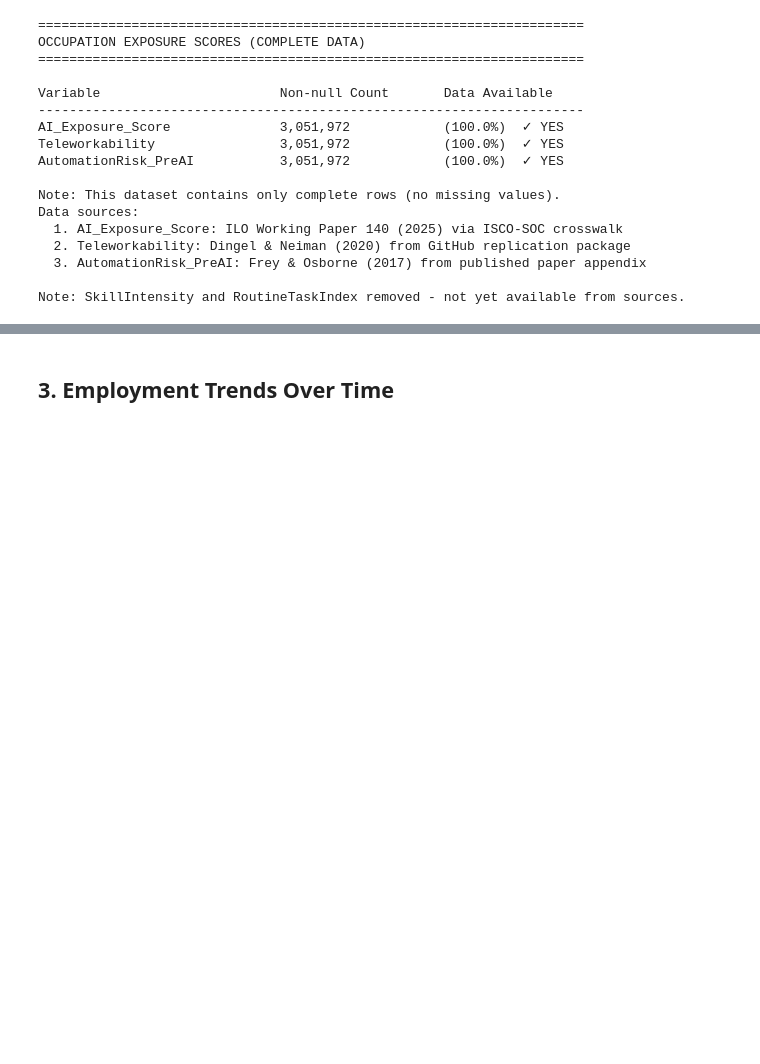
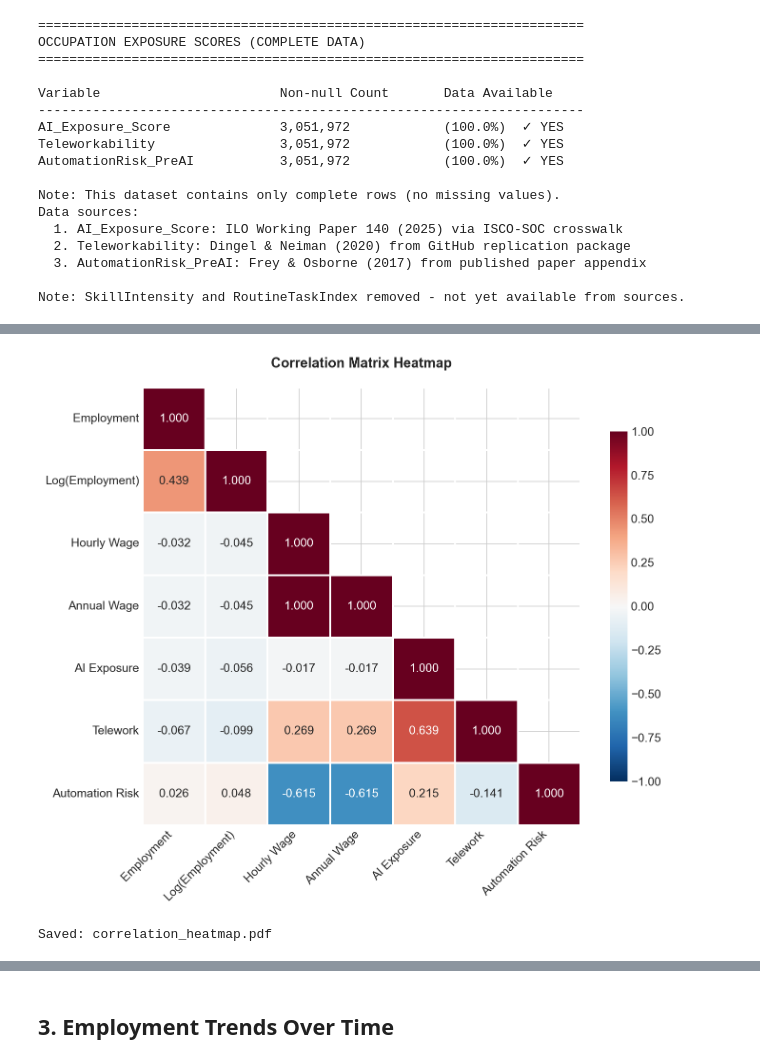
Before and after one commit to jeevanbhatta/AI_Effects_On_Labour_Market, a Jupyter notebook: analysis/preliminary_analysis.ipynb, the cells around one changed output, grey strips where cells are left out. Saved outputs shown, nothing was run; the diff lists cells and outputs as text; code cells hidden in the pictures; blank space fills up the shorter version.

Commit message:
added correlation matrix and a few pda tables

```diff
--- a/analysis/preliminary_analysis.ipynb
+++ b/analysis/preliminary_analysis.ipynb
@@ -228,0 +338,26 @@ Note: SkillIntensity and RoutineTaskIndex removed - not yet available from sourc
+# %%
+# Visualize correlation matrix with heatmap
+fig, ax = plt.subplots(figsize=(10, 8))
+
+# Create mask for upper triangle
+mask = np.triu(np.ones_like(corr_matrix, dtype=bool), k=1)
+
+# Plot heatmap
+sns.heatmap(corr_matrix, mask=mask, annot=True, fmt='.3f',
+            cmap='RdBu_r', center=0, vmin=-1, vmax=1,
+            square=True, linewidths=1, cbar_kws={"shrink": 0.8},
+            ax=ax)
+
+# Update labels with shortened names
+ax.set_xticklabels([var_names[v] for v in corr_vars], rotation=45, ha='right')
+ax.set_yticklabels([var_names[v] for v in corr_vars], rotation=0)
+
+ax.set_title('Correlation Matrix Heatmap', fontsize=14, weight='bold', pad=20)
+plt.tight_layout()
+plt.savefig('../paper/figures/correlation_heatmap.pdf', bbox_inches='tight', dpi=300)
+plt.savefig('../paper/figures/correlation_heatmap.png', bbox_inches='tight', dpi=300)
+plt.show()
+print("Saved: correlation_heatmap.pdf")
+# %% [output]
+[figure, added]
+Saved: correlation_heatmap.pdf
```
Also changed, not shown: parts of 13 cells of this notebook, 7 other files.
